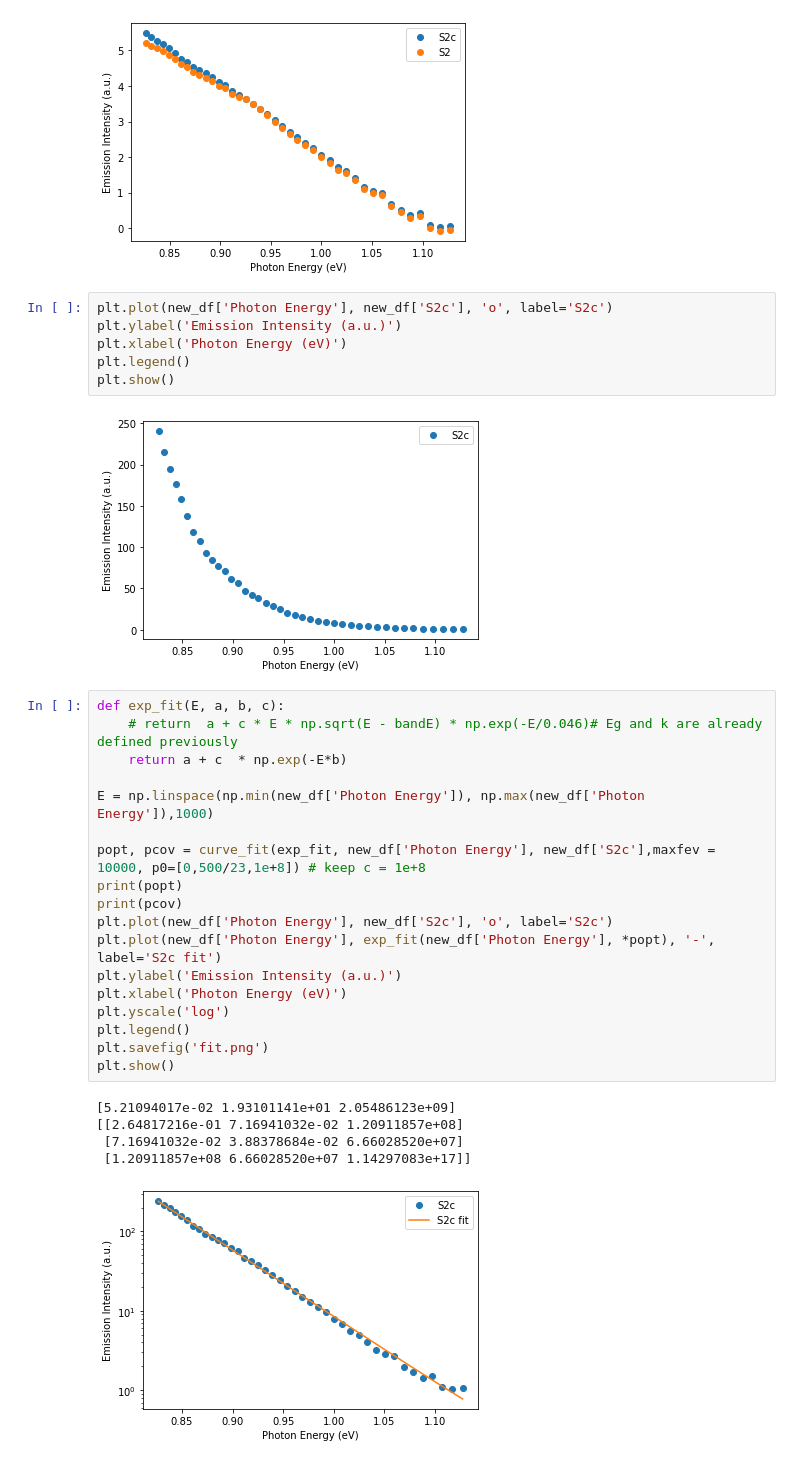
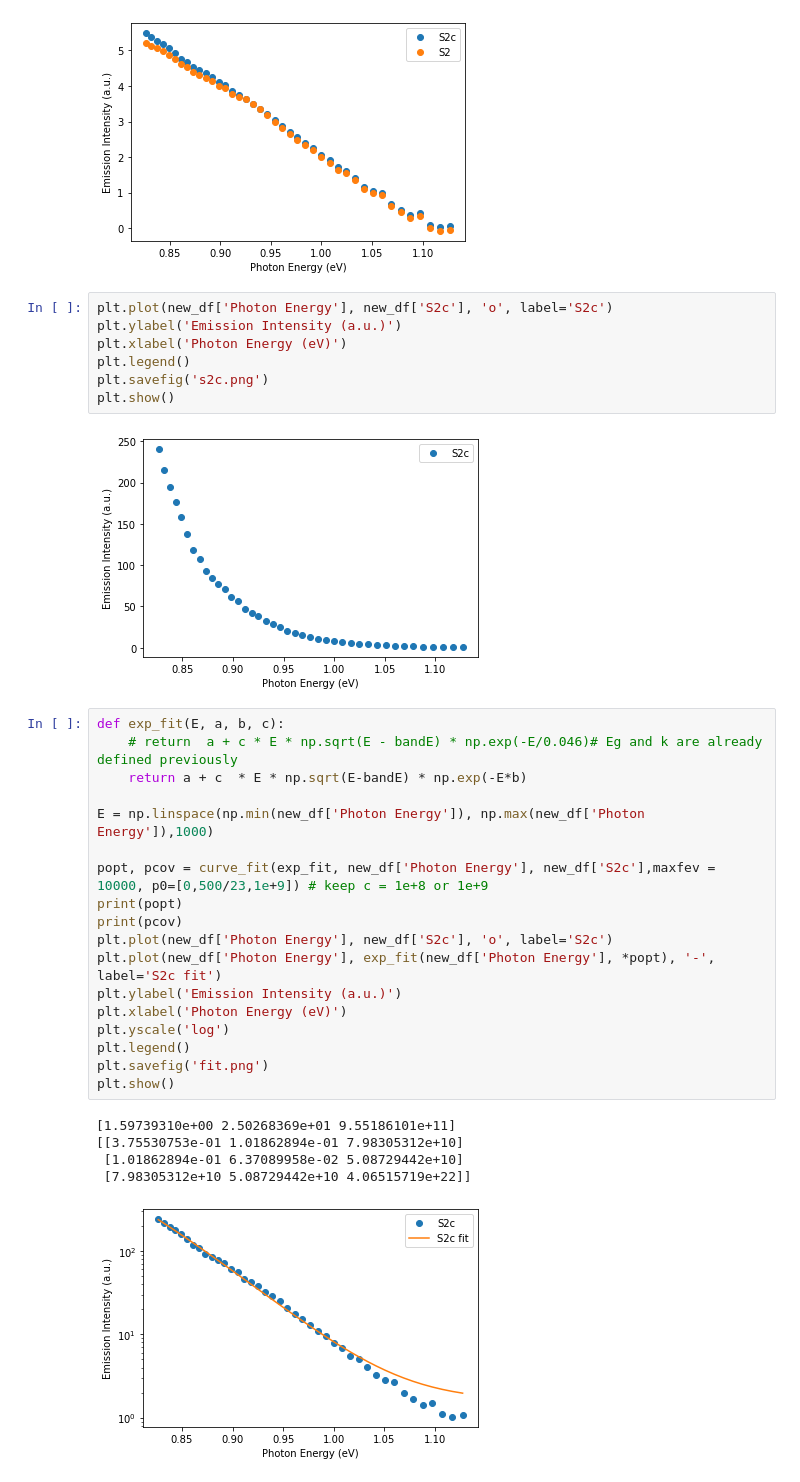
Before and after one commit to teoyi/PROJECT-Automate-Research-Process, a Jupyter notebook: test.ipynb, the cells around one changed output. Drawn from its saved outputs; the diff is of its cells as text.

```diff
--- a/test.ipynb
+++ b/test.ipynb
@@ -94,30 +94,31 @@ plt.plot(new_df['Photon Energy'], new_df['S2c'], 'o', label='S2c')
 plt.ylabel('Emission Intensity (a.u.)')
 plt.xlabel('Photon Energy (eV)')
 plt.legend()
+plt.savefig('s2c.png')
 plt.show()
 # %% [output]
 [figure]
 # %%
 def exp_fit(E, a, b, c):
     # return  a + c * E * np.sqrt(E - bandE) * np.exp(-E/0.046)# Eg and k are already defined previously
-    return a + c  * np.exp(-E*b)
+    return a + c  * E * np.sqrt(E-bandE) * np.exp(-E*b)
 
 E = np.linspace(np.min(new_df['Photon Energy']), np.max(new_df['Photon Energy']),1000)
 
-popt, pcov = curve_fit(exp_fit, new_df['Photon Energy'], new_df['S2c'],maxfev = 10000, p0=[0,500/23,1e+8]) # keep c = 1e+8
+popt, pcov = curve_fit(exp_fit, new_df['Photon Energy'], new_df['S2c'],maxfev = 10000, p0=[0,500/23,1e+9]) # keep c = 1e+8 or 1e+9
 print(popt)
 print(pcov)
 plt.plot(new_df['Photon Energy'], new_df['S2c'], 'o', label='S2c')
 plt.plot(new_df['Photon Energy'], exp_fit(new_df['Photon Energy'], *popt), '-', label='S2c fit')
 plt.ylabel('Emission Intensity (a.u.)')
 plt.xlabel('Photon Energy (eV)')
 plt.yscale('log')
 plt.legend()
 plt.savefig('fit.png')
 plt.show()
 # %% [output]
-[5.21094017e-02 1.93101141e+01 2.05486123e+09]
-[[2.64817216e-01 7.16941032e-02 1.20911857e+08]
- [7.16941032e-02 3.88378684e-02 6.66028520e+07]
- [1.20911857e+08 6.66028520e+07 1.14297083e+17]]
+[1.59739310e+00 2.50268369e+01 9.55186101e+11]
+[[3.75530753e-01 1.01862894e-01 7.98305312e+10]
+ [1.01862894e-01 6.37089958e-02 5.08729442e+10]
+ [7.98305312e+10 5.08729442e+10 4.06515719e+22]]
-[figure, old version]
+[figure, new version]
```
Also changed, not shown: 1 other file.
